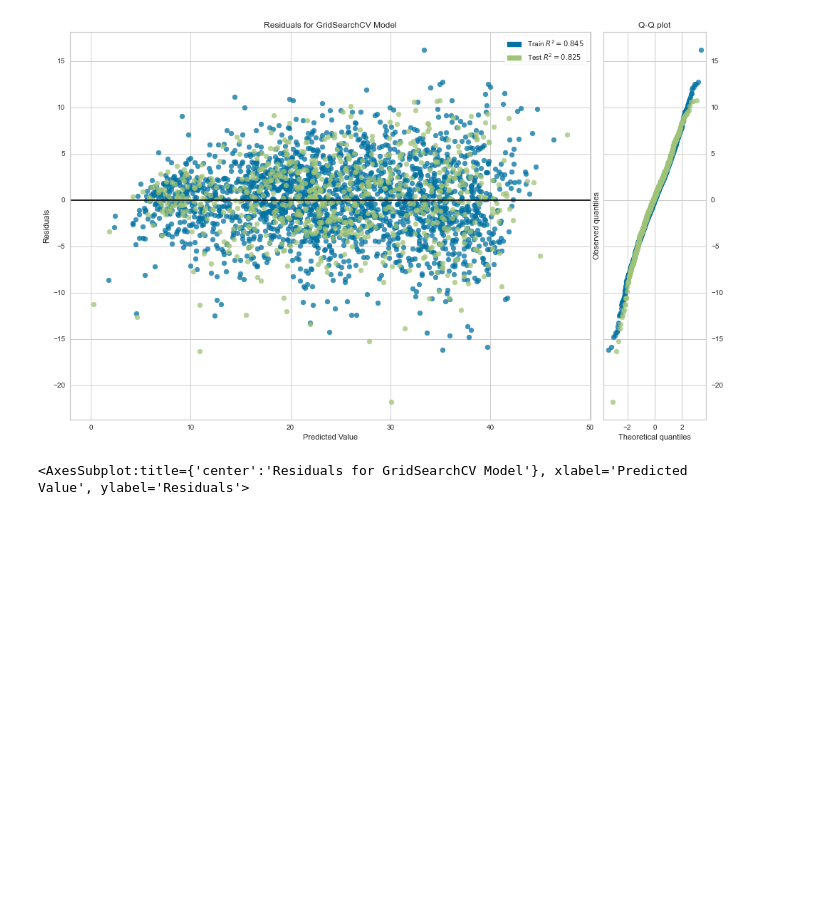
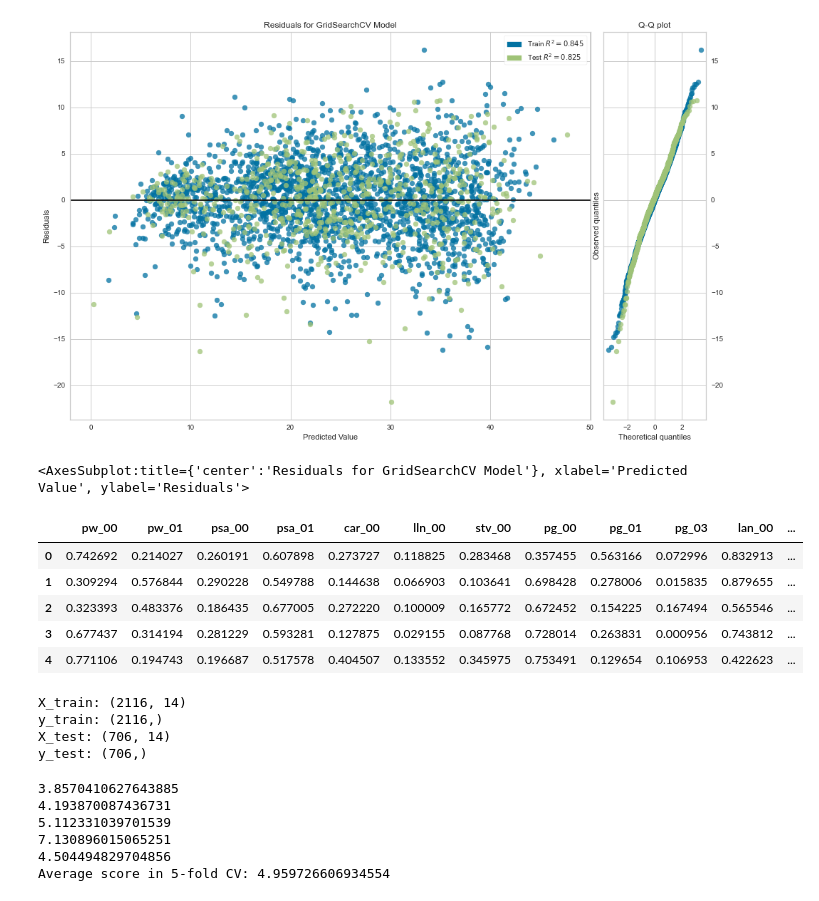
Before and after one commit to ravitpt87/urban-eureka, a Jupyter notebook: Notebook_Model_PolyMultiLinReg.ipynb, the cells around one changed output. Cells and saved outputs as stored; diff of their text form; code cells hidden in the pictures; blank space fills up the shorter version.

Commit message:
NB LinRegression and feature_importance (#32)

```diff
--- a/Notebook_Model_PolyMultiLinReg.ipynb
+++ b/Notebook_Model_PolyMultiLinReg.ipynb
@@ -589,3 +668,37 @@ visualizer_poly3.show()
 # %% [output]
 [figure]
 <AxesSubplot:title={'center':'Residuals for GridSearchCV Model'}, xlabel='Predicted Value', ylabel='Residuals'>
+# %%
+# Extended feature list to check for feature importance
+
+ext_feature_list = ['pw_00', 'pw_01', 'psa_00', 'psa_01', 'car_00', 'lln_00', 'stv_00', 'pg_00', 'pg_01', 'pg_03', 'lan_00', 'lan_01', 'lan_02', 'NL', 'target']
+df_red_4 = df[ext_feature_list]
+df_red_4.head()
+# %% [output]
+|  | pw_00 | pw_01 | psa_00 | psa_01 | car_00 | lln_00 | stv_00 | pg_00 | pg_01 | pg_03 | lan_00 | ... |
+| 0 | 0.742692 | 0.214027 | 0.260191 | 0.607898 | 0.273727 | 0.118825 | 0.283468 | 0.357455 | 0.563166 | 0.072996 | 0.832913 | ... |
+| 1 | 0.309294 | 0.576844 | 0.290228 | 0.549788 | 0.144638 | 0.066903 | 0.103641 | 0.698428 | 0.278006 | 0.015835 | 0.879655 | ... |
+| 2 | 0.323393 | 0.483376 | 0.186435 | 0.677005 | 0.272220 | 0.100009 | 0.165772 | 0.672452 | 0.154225 | 0.167494 | 0.565546 | ... |
+| 3 | 0.677437 | 0.314194 | 0.281229 | 0.593281 | 0.127875 | 0.029155 | 0.087768 | 0.728014 | 0.263831 | 0.000956 | 0.743812 | ... |
+| 4 | 0.771106 | 0.194743 | 0.196687 | 0.517578 | 0.404507 | 0.133552 | 0.345975 | 0.753491 | 0.129654 | 0.106953 | 0.422623 | ... |
+# %%
+# Train test split with same random seed
+# Defining X and y
+features4 = df_red_4.columns.tolist()
+features4.remove('target')
+X = df_red_4[features4]
+y = df_red_4.target
+
+# Splitting the dataset
+X_train, X_test, y_train, y_test = train_test_split(X, y, test_size=0.25, random_state=150, shuffle=True)
+
+# Check the shape of the data sets
+print("X_train:", X_train.shape)
+print("y_train:", y_train.shape)
+print("X_test:", X_test.shape)
+print("y_test:", y_test.shape)
+# %% [output]
+X_train: (2116, 14)
+y_train: (2116,)
+X_test: (706, 14)
+y_test: (706,)
@@ -591,0 +707,23 @@ visualizer_poly3.show()
+# %%
+# Using this to test a model on 5 different splits
+kf = KFold(n_splits=5, shuffle=False)
+
+ycol = 'target'
+in_cols = ext_feature_list[:-1]
+
+scores = []
+for train, test in kf.split(df_red_4):
+  lr4 = LinearRegression()
+  lr4.fit(df_red_4[in_cols].iloc[train], df_red_4[ycol].iloc[train])
+  rmse = np.sqrt(mean_squared_error(df_red_4[ycol].iloc[test], lr4.predict(df_red_4[in_cols].iloc[test])))
+  scores.append(rmse)
+  print(rmse)
+
+print("Average score in 5-fold CV:", np.mean(scores))
+# %% [output]
+3.8570410627643885
+4.193870087436731
+5.112331039701539
+7.130896015065251
+4.504494829704856
+Average score in 5-fold CV: 4.959726606934554
```
Also changed, not shown: parts of 18 cells of this notebook, 1 other file.
